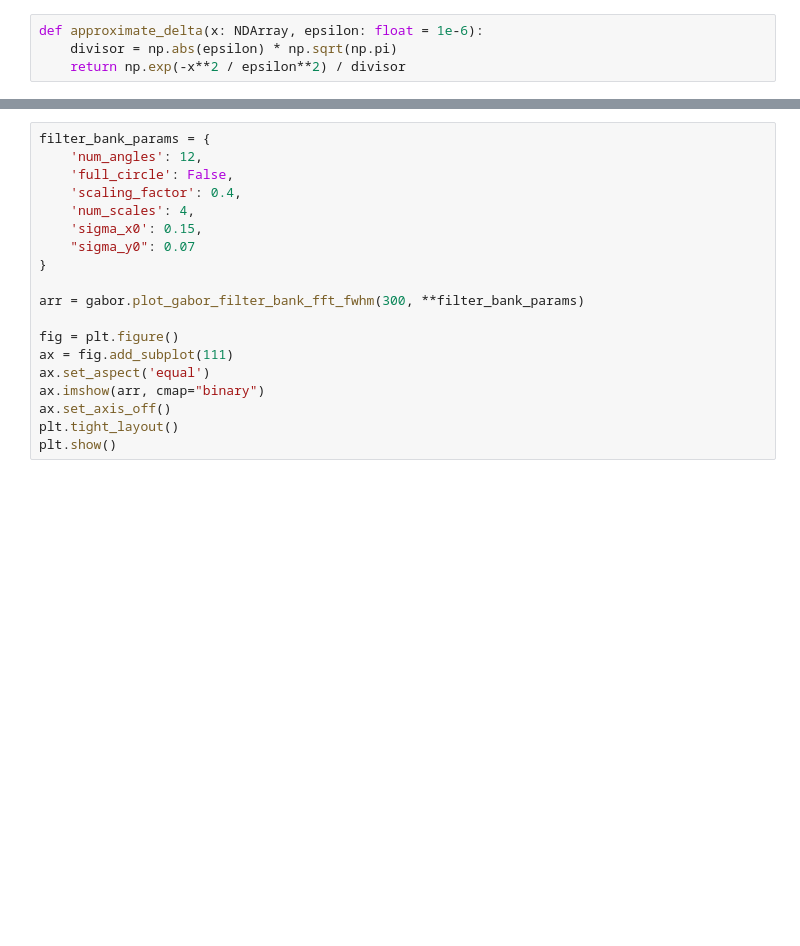
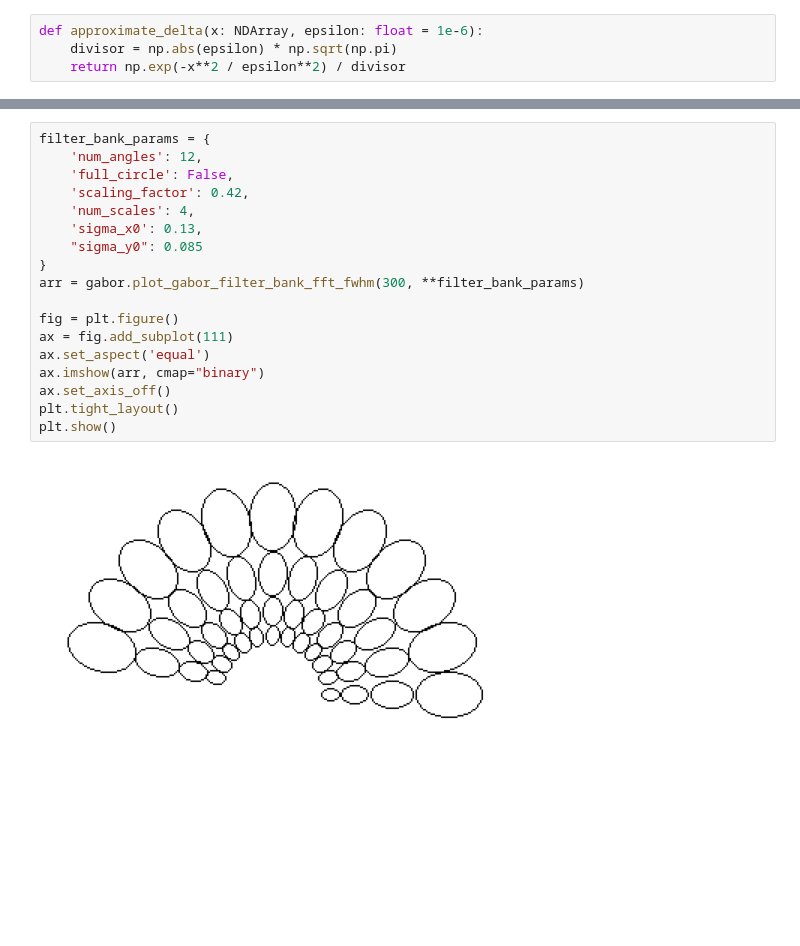
Before and after one commit to guyshapira-academic/texture-segmentation, a Jupyter notebook: notebook.ipynb, the cells around one changed output, grey strips where cells are left out. Saved outputs shown, nothing was run; the diff lists cells and outputs as text; blank space fills up the shorter version.

```diff
--- a/notebook.ipynb
+++ b/notebook.ipynb
@@ -47,19 +49,20 @@ plt.show()
 # %%
 filter_bank_params = {
     'num_angles': 12,
     'full_circle': False,
-    'scaling_factor': 0.4,
+    'scaling_factor': 0.42,
     'num_scales': 4,
-    'sigma_x0': 0.15,
-    "sigma_y0": 0.07
+    'sigma_x0': 0.13,
+    "sigma_y0": 0.085
 }
-
 arr = gabor.plot_gabor_filter_bank_fft_fwhm(300, **filter_bank_params)
 
 fig = plt.figure()
 ax = fig.add_subplot(111)
 ax.set_aspect('equal')
 ax.imshow(arr, cmap="binary")
 ax.set_axis_off()
 plt.tight_layout()
 plt.show()
+# %% [output]
+[figure, added]
```
Also changed, not shown: parts of 13 cells of this notebook, 2 other files.
